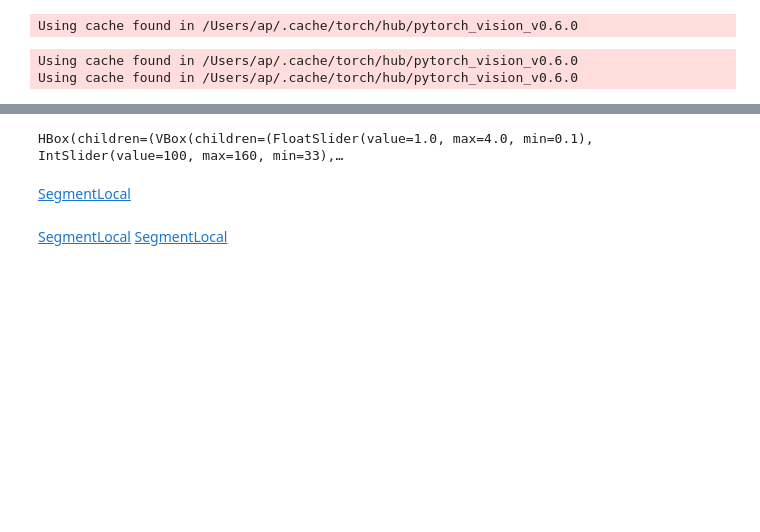
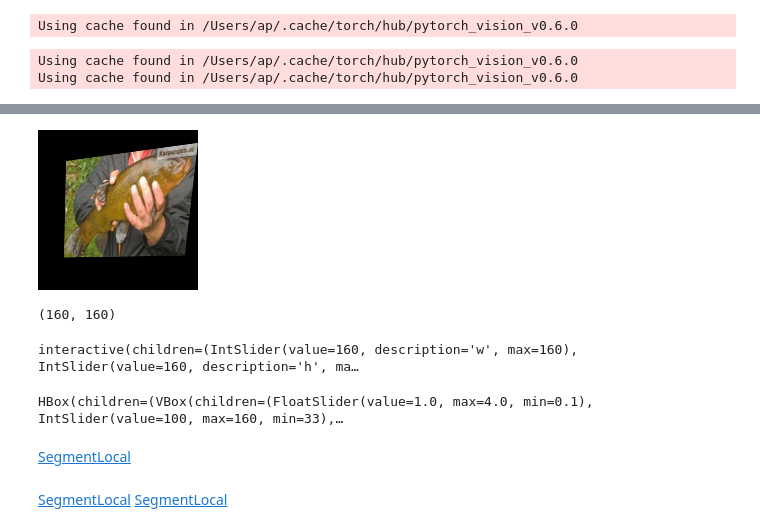
Before and after one commit to apstuff/augmentation-impact, a Jupyter notebook: notebooks/augmentation_control.ipynb, the cells around one changed output, grey strips where cells are left out. Drawn from its saved outputs; the diff is of its cells as text; code cells hidden in the pictures; blank space fills up the shorter version.

Commit message:
perspective augmentation

```diff
--- a/notebooks/augmentation_control.ipynb
+++ b/notebooks/augmentation_control.ipynb
@@ -224,0 +226,2 @@ myimg.tfms(crop_size=120,highlight_act='cam')
+# %%
+x = transforms.ToTensor()(img)
@@ -224,0 +230,4 @@ myimg.tfms(crop_size=120,highlight_act='cam')
+# %%
+transforms.ToPILImage()(transforms.RandomPerspective()(x))
+# %% [output]
+[figure, added]
@@ -224,0 +269,19 @@ myimg.tfms(crop_size=120,highlight_act='cam')
+# %%
+img.shape
+# %% [output]
+(160, 160)
+# %%
+width, height = img.shape
+slider_perspective_w = widgets.IntSlider(value=width,min=0,max=width,stepsize=5)
+slider_perspective_h = widgets.IntSlider(value=height,min=0,max=height,stepsize=5)
+slider_perspective_d = widgets.IntSlider(value=0,min=0,max=height,stepsize=5)
+def tfp(w,h,d):
+    startpoints = [[0, 0], [width - 1, 0], [width - 1, height - 1], [0, height - 1]]
+    endpoints = [[0, 0], [w, d], [w, h], [0, h]]
+    trans = TF.perspective(img, startpoints, endpoints, pilImage.BILINEAR, fill=0)
+    return trans#transforms.ToPILImage()(trans)
+slider_perspective
+from ipywidgets import interact
+interact(tfp,w=slider_perspective_w,h=slider_perspective_h,d=slider_perspective_d);
+# %% [output]
+interactive(children=(IntSlider(value=160, description='w', max=160), IntSlider(value=160, description='h', ma…
```
Also changed, not shown: parts of 5 cells of this notebook.
